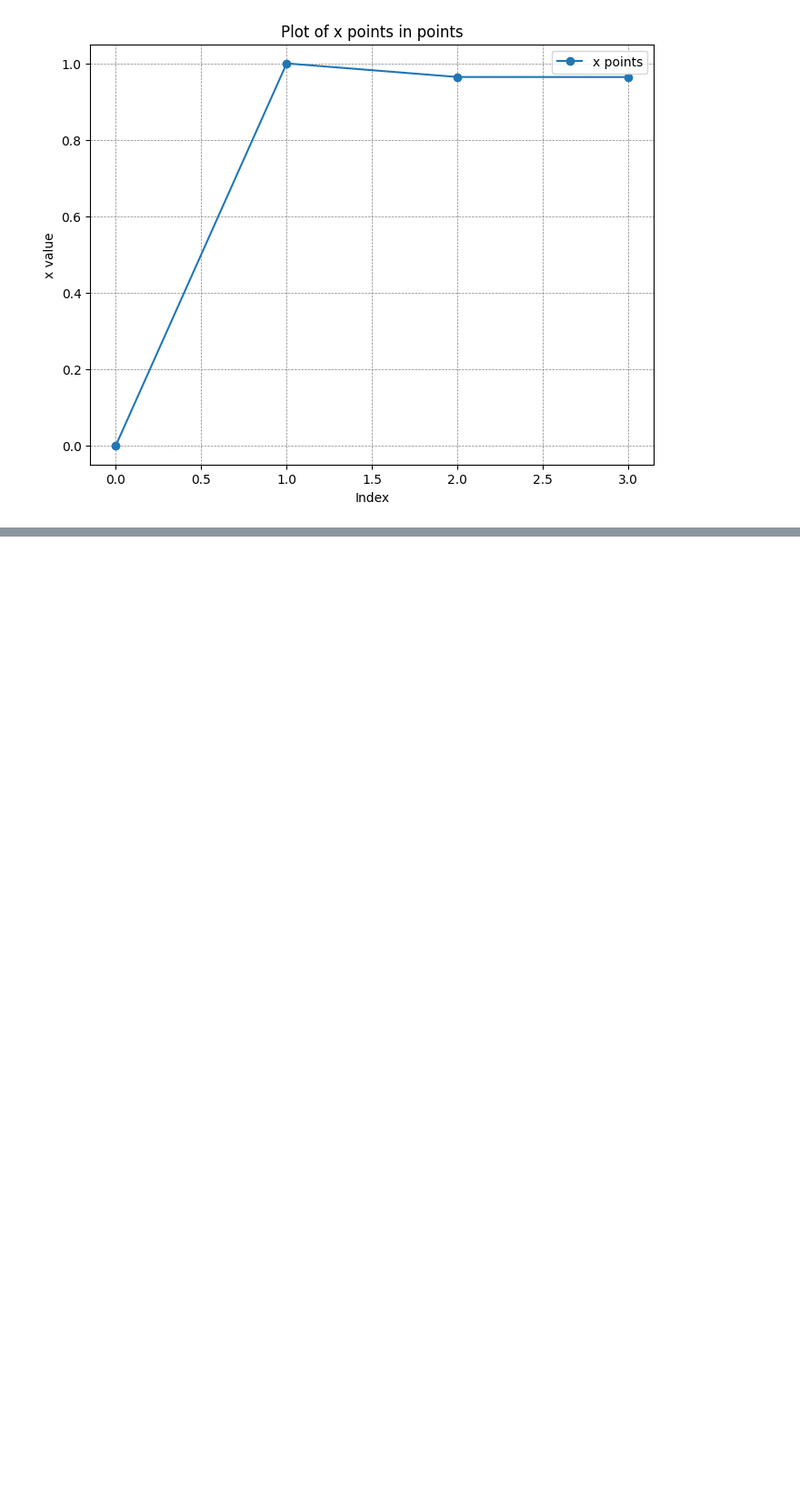
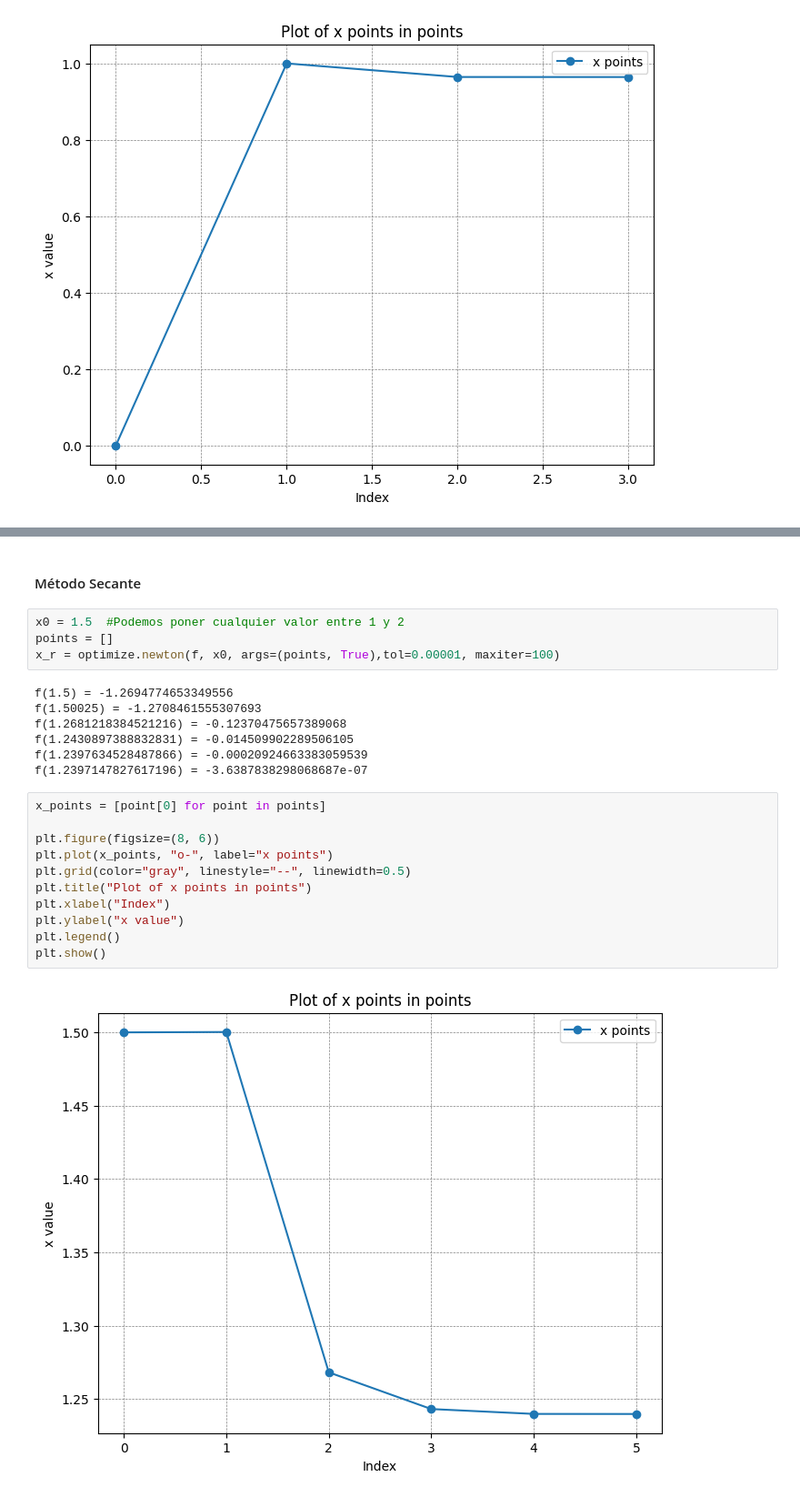
Before and after one commit to KennethJYS/M-todo-de-Newton-y-Secante, a Jupyter notebook: Ejercicios.ipynb, the cells around one changed output, grey strips where cells are left out. Shown at 91% size. Cells and saved outputs as stored; diff of their text form; blank space fills up the shorter version.

```diff
--- a/Ejercicios.ipynb
+++ b/Ejercicios.ipynb
@@ -236,0 +306,26 @@ plt.show()
+# %% [markdown]
+#### Método Secante
+# %%
+x0 = 1.5  #Podemos poner cualquier valor entre 1 y 2
+points = []
+x_r = optimize.newton(f, x0, args=(points, True),tol=0.00001, maxiter=100)
+# %% [output]
+f(1.5) = -1.2694774653349556
+f(1.50025) = -1.2708461555307693
+f(1.2681218384521216) = -0.12370475657389068
+f(1.2430897388832831) = -0.014509902289506105
+f(1.2397634528487866) = -0.00020924663383059539
+f(1.2397147827617196) = -3.6387838298068687e-07
+# %%
+x_points = [point[0] for point in points]
+
+plt.figure(figsize=(8, 6))
+plt.plot(x_points, "o-", label="x points")
+plt.grid(color="gray", linestyle="--", linewidth=0.5)
+plt.title("Plot of x points in points")
+plt.xlabel("Index")
+plt.ylabel("x value")
+plt.legend()
+plt.show()
+# %% [output]
+[figure, added]
```
Also changed, not shown: parts of 55 cells of this notebook.
